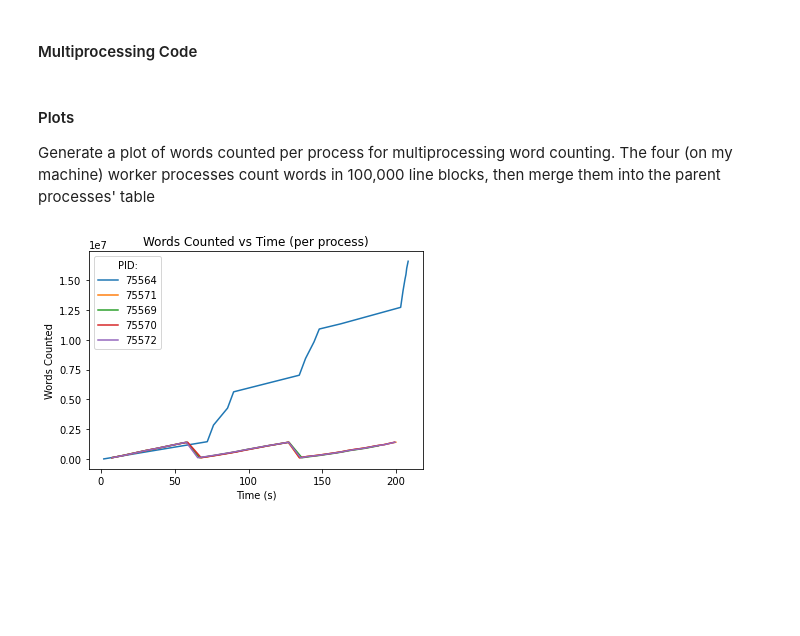
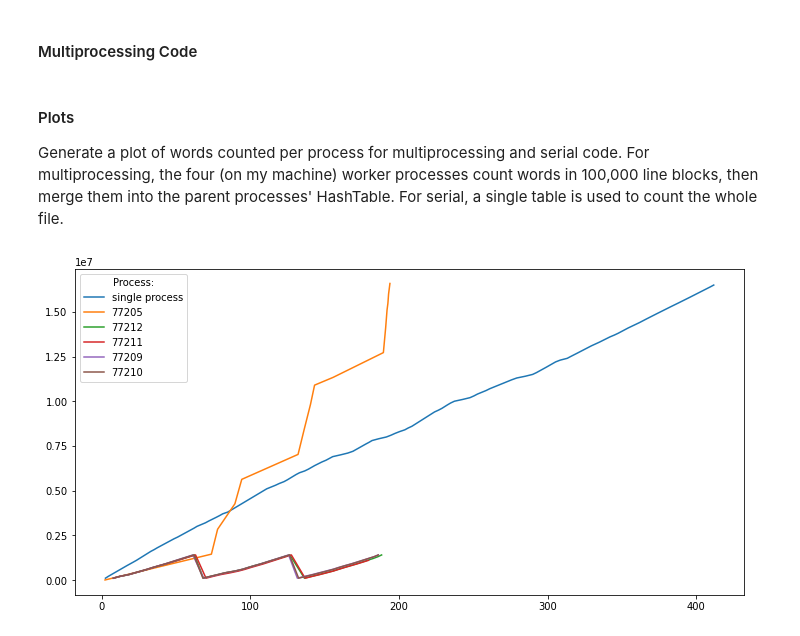
Before and after one commit to benraivel/CS337-Project-5, a Jupyter notebook: Project-5-Report.ipynb, the cells around one changed output. Cells and saved outputs as stored; diff of their text form; code cells hidden in the pictures; blank space fills up the shorter version.

```diff
--- a/Project-5-Report.ipynb
+++ b/Project-5-Report.ipynb
@@ -95,30 +106,35 @@ for t in sub_tables:
     test_table.combine(t)
 # %% [markdown]
 #### Plots
-Generate a plot of words counted per process for multiprocessing word counting. The four (on my machine) worker processes count words in 100,000 line blocks, then merge them into the parent processes' table
+Generate a plot of words counted per process for multiprocessing and serial code. For multiprocessing, the four (on my machine) worker processes count words in 100,000 line blocks, then merge them into the parent processes' HashTable. For serial, a single table is used to count the whole file.
 # %%
+fig, axes = plt.subplots(1,1, figsize = (12,6))
+
+serial_df = pd.read_csv('serial_logs/76640_log.csv')
+
+axes.plot(serial_df.get('time'), serial_df.get('n_total'), label = 'single process')
+
 times = []
 sizes = []
 names = []
 
-log_files = os.scandir('logs')
+log_files = os.scandir('multi_logs')
 
 for lf in log_files:
 
     df = pd.read_csv(lf)
 
     times.append(df.get('time'))
     sizes.append(df.get('n_total'))
     names.append(lf.name.split('_')[0])
 
 for i in range(len(times)):
 
-    plt.plot(times[i], sizes[i], label = names[i])
+    axes.plot(times[i], sizes[i], label = names[i])
 
-plt.legend(title = 'PID:')
-plt.title('Words Counted vs Time (per process)')
-plt.xlabel('Time (s)')
-plt.ylabel('Words Counted')
+axes.legend(title = 'Process:')
+
+
 plt.show()
 # %% [output]
-[figure, old version]
+[figure, new version]
```
Also changed, not shown: parts of 7 cells of this notebook, 3 other files.
